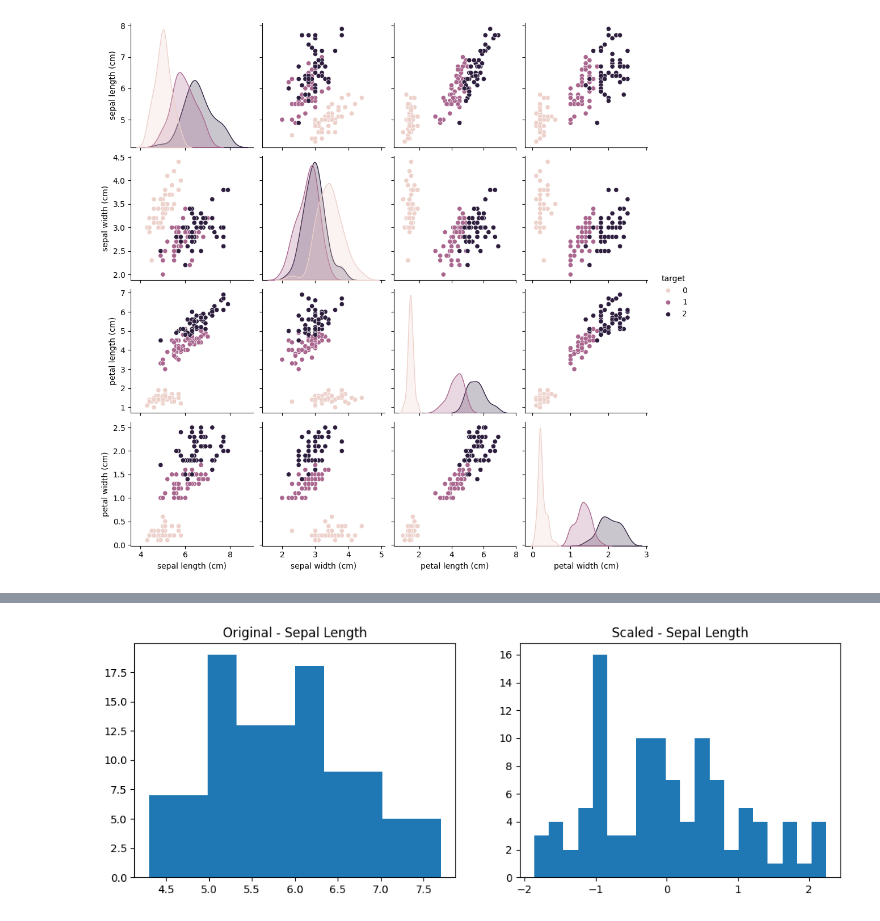
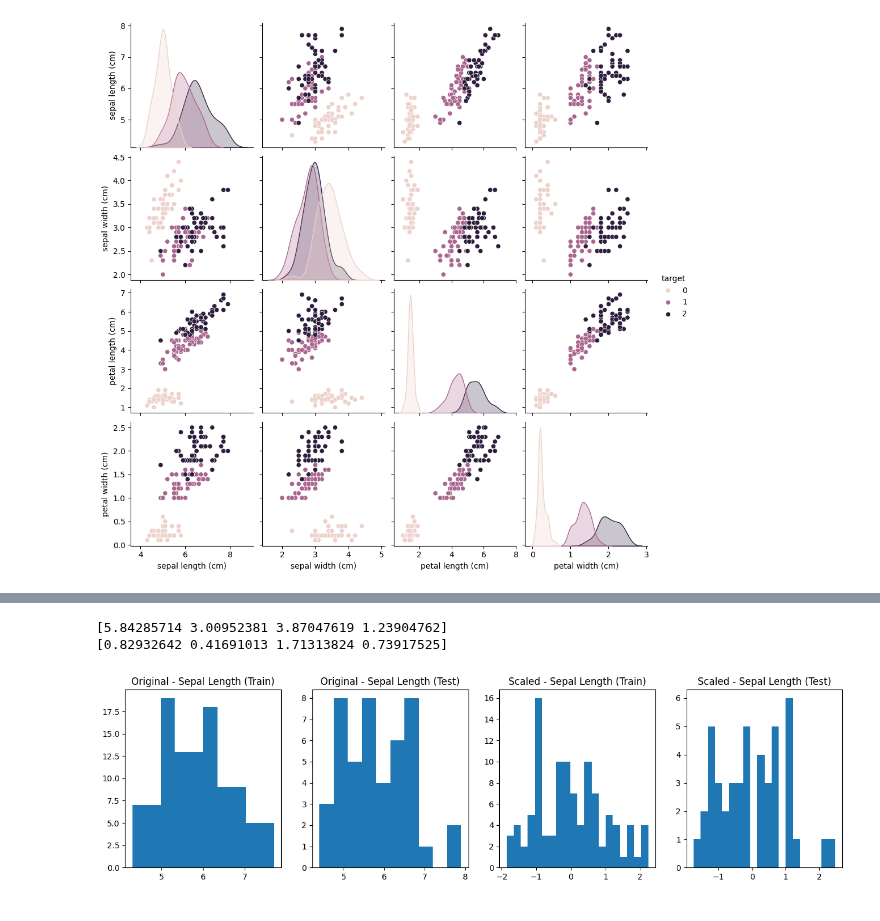
Before and after one commit to FabioBiit/ML_SCRIPTS, a Jupyter notebook: NOTEBOOKS/ML_NOTEBOOK.ipynb, the cells around one changed output, grey strips where cells are left out. Saved outputs shown, nothing was run; the diff lists cells and outputs as text; code cells hidden in the pictures.

```diff
--- a/NOTEBOOKS/ML_NOTEBOOK.ipynb
+++ b/NOTEBOOKS/ML_NOTEBOOK.ipynb
@@ -123,20 +160,37 @@ X_train, X_test, y_train, y_test = train_test_split(X, y, test_size=0.3, random_
 # %%
 from sklearn.preprocessing import StandardScaler
 
 scaler = StandardScaler()
+# Training: calcola media e deviazione std dai dati di training
 X_train_scaled = scaler.fit_transform(X_train)
+# Test: usa gli STESSI parametri di training
 X_test_scaled = scaler.transform(X_test)
 
-plt.figure(figsize=(12, 4))
+# I parametri creati con fit_transform() vengono salvati temporaneamente in scaler durante la run e riusati con .transform()
 
-plt.subplot(1,2,1)
+print(scaler.mean_)   # Media di ogni feature
+print(scaler.scale_,"\n")  # Deviazione standard di ogni feature
+
+plt.figure(figsize=(16, 4))
+
+plt.subplot(1,4,1)
 plt.hist(X_train["sepal length (cm)"])
-plt.title("Original - Sepal Length")
+plt.title("Original - Sepal Length (Train)")
 
-plt.subplot(1,2,2)
+plt.subplot(1,4,2)
+plt.hist(X_test["sepal length (cm)"])
+plt.title("Original - Sepal Length (Test)")
+
+plt.subplot(1,4,3)
 plt.hist(X_train_scaled[:,0], bins=20)
-plt.title("Scaled - Sepal Length")
+plt.title("Scaled - Sepal Length (Train)")
+
+plt.subplot(1,4,4)
+plt.hist(X_test_scaled[:,0], bins=20)
+plt.title("Scaled - Sepal Length (Test)")
 
 plt.show()
 # %% [output]
+[5.84285714 3.00952381 3.87047619 1.23904762]
+[0.82932642 0.41691013 1.71313824 0.73917525]
-[figure, old version]
+[figure, new version]
```
Also changed, not shown: parts of 6 cells of this notebook.
